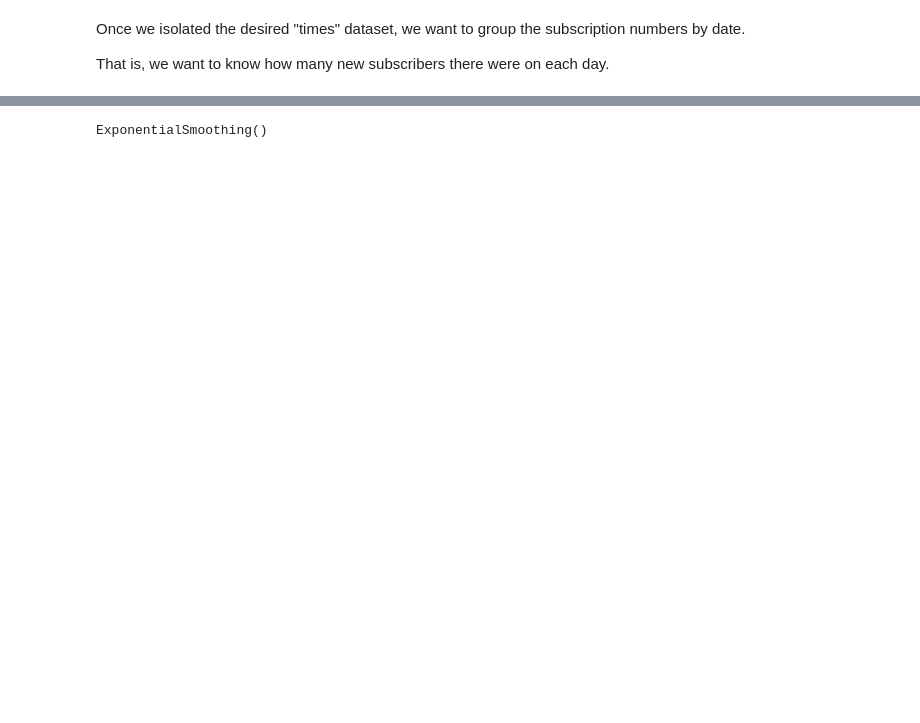
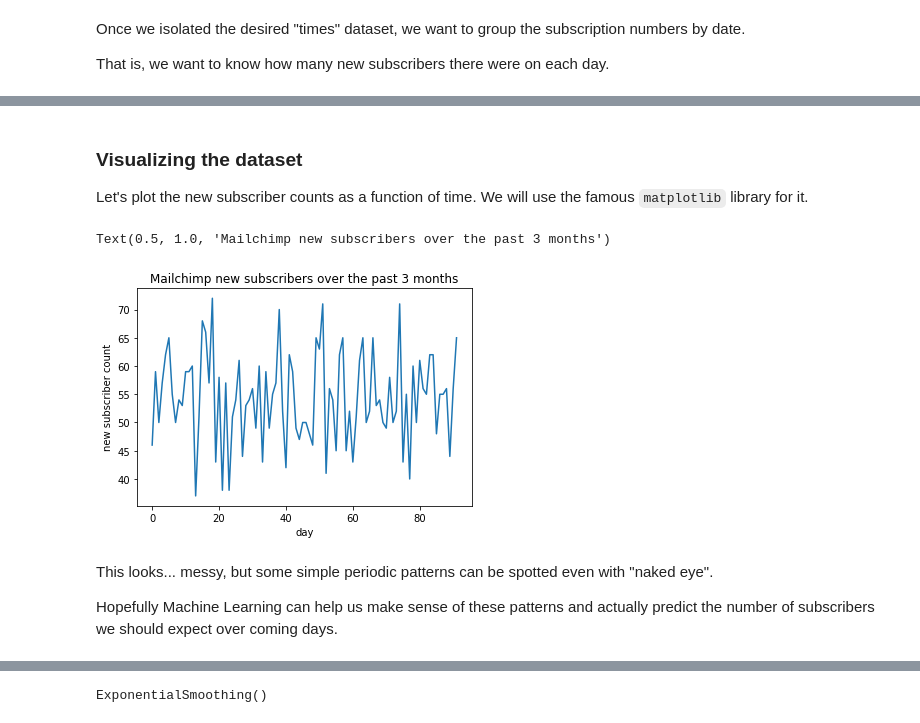
Before and after one commit to magicsheets/content-marketing, a Jupyter notebook: Mailchimp demo/article.ipynb, the cells around one changed output, grey strips where cells are left out. Saved outputs shown, nothing was run; the diff lists cells and outputs as text; code cells hidden in the pictures; blank space fills up the shorter version.

`````diff
--- a/Mailchimp demo/article.ipynb
+++ b/Mailchimp demo/article.ipynb
@@ -103,0 +99,25 @@ forecasting_horizon = np.
+# %% [markdown]
+### Visualizing the dataset
+
+Let's plot the new subscriber counts as a function of time. We will use the famous ````matplotlib```` library for it.
+# %%
+# get the plotting library
+from matplotlib import pyplot as plt
+
+# horizontal axis: dates
+x = range(len(times_day_count['count']))
+
+# vertical axis: counts of new subscribers
+y = times_day_count['count']
+
+plt.plot(x,y)
+plt.xlabel('day')
+plt.ylabel('new subscriber count')
+plt.title('Mailchimp new subscribers over the past 3 months')
+# %% [output]
+Text(0.5, 1.0, 'Mailchimp new subscribers over the past 3 months')
+[figure, added]
+# %% [markdown]
+This looks... messy, but some simple periodic patterns can be spotted even with "naked eye".
+
+Hopefully Machine Learning can help us make sense of these patterns and actually predict the number of subscribers we should expect over coming days.
`````
Also changed, not shown: parts of 39 cells of this notebook, 2 other files.
